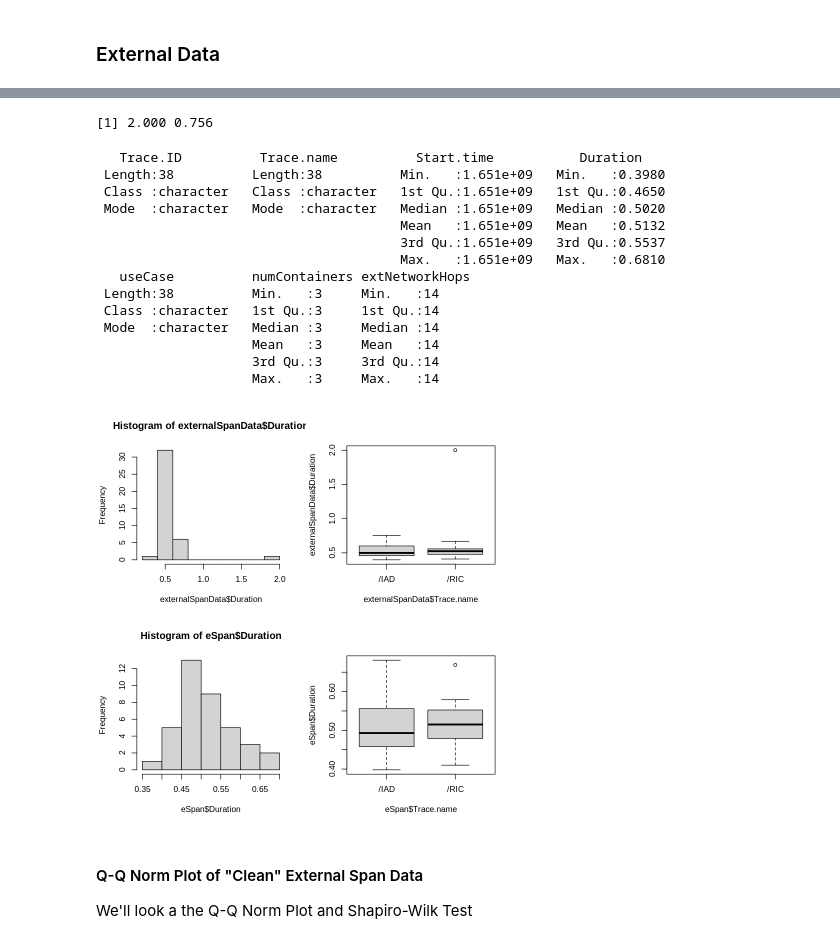
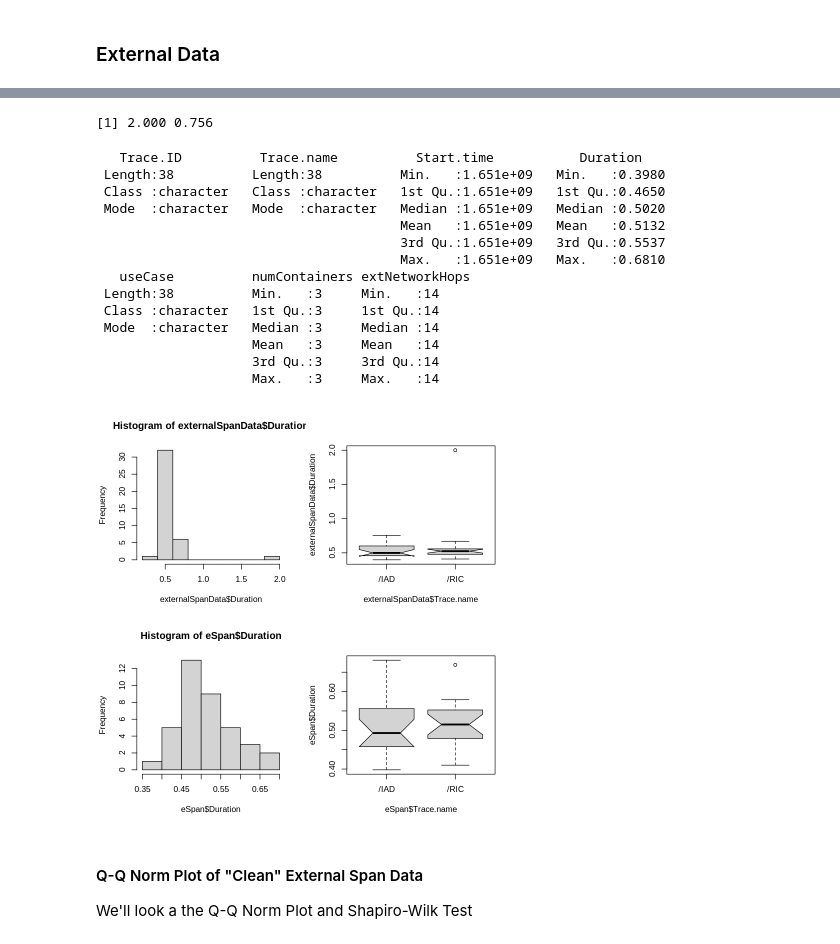
Before and after one commit to amurp003/dss-prototype, a Jupyter notebook: analysis/dss-span-analysis-rev1.ipynb, the cells around one changed output, grey strips where cells are left out. Drawn from its saved outputs; the diff is of its cells as text; code cells hidden in the pictures.

```diff
--- a/analysis/dss-span-analysis-rev1.ipynb
+++ b/analysis/dss-span-analysis-rev1.ipynb
@@ -277,3 +277,6 @@ A data.frame: 6 × 4
 | 6 | 0.0303 | Trial Engage (Internal) | 2 | 0 |
 # %% [markdown]
 ### Exploratory Analysis Plots ###
+# %%
+spanMetricsNum <- spanMetrics %>%
+    dplyr::select(Duration, numContainers, extNetworkHops)
@@ -279,0 +298,3 @@ A data.frame: 6 × 4
+# %%
+Duration <- spanMetricsNum$Duration
+clPairs(spanMetricsNum, Duration)
@@ -333,3 +409,9 @@ cleanMetrics %>%
     ggtitle("Duration of Endpoint Responses from 'useCase'")
 # %% [output]
 [figure]
+# %%
+cleanMetricsNum <- cleanMetrics %>%
+    dplyr::select(Duration, numContainers, extNetworkHops)
+# %%
+Duration <- cleanMetricsNum$Duration
+clPairs(cleanMetricsNum, Duration)
@@ -657,34 +741,34 @@ boxplot(externalSpanData$Duration~externalSpanData$Trace.name)
 # %%
 outliers <- boxplot(externalSpanData$Duration, plot = FALSE)$out
 outliers
 
 eSpan <- externalSpanData
 eSpan <- eSpan[-which(eSpan$Duration %in% outliers),]
 
 summary(eSpan)
 
 par(mfrow=c(2,2))
 hist(externalSpanData$Duration)
-boxplot(externalSpanData$Duration~externalSpanData$Trace.name)
+boxplot(externalSpanData$Duration~externalSpanData$Trace.name, notch=TRUE)
 hist(eSpan$Duration)
-boxplot(eSpan$Duration~eSpan$Trace.name)
+boxplot(eSpan$Duration~eSpan$Trace.name, notch=TRUE)
 # %% [output]
 [1] 2.000 0.756
    Trace.ID          Trace.name          Start.time           Duration
  Length:38          Length:38          Min.   :1.651e+09   Min.   :0.3980
  Class :character   Class :character   1st Qu.:1.651e+09   1st Qu.:0.4650
  Mode  :character   Mode  :character   Median :1.651e+09   Median :0.5020
                                        Mean   :1.651e+09   Mean   :0.5132
                                        3rd Qu.:1.651e+09   3rd Qu.:0.5537
                                        Max.   :1.651e+09   Max.   :0.6810
    useCase          numContainers extNetworkHops
  Length:38          Min.   :3     Min.   :14
  Class :character   1st Qu.:3     1st Qu.:14
  Mode  :character   Median :3     Median :14
                     Mean   :3     Mean   :14
                     3rd Qu.:3     3rd Qu.:14
                     Max.   :3     Max.   :14
-[figure, old version]
+[figure, new version]
 # %% [markdown]
 #### Q-Q Norm Plot of "Clean" External Span Data ####
 
```
Also changed, not shown: parts of 11 cells of this notebook, 2 other files.
